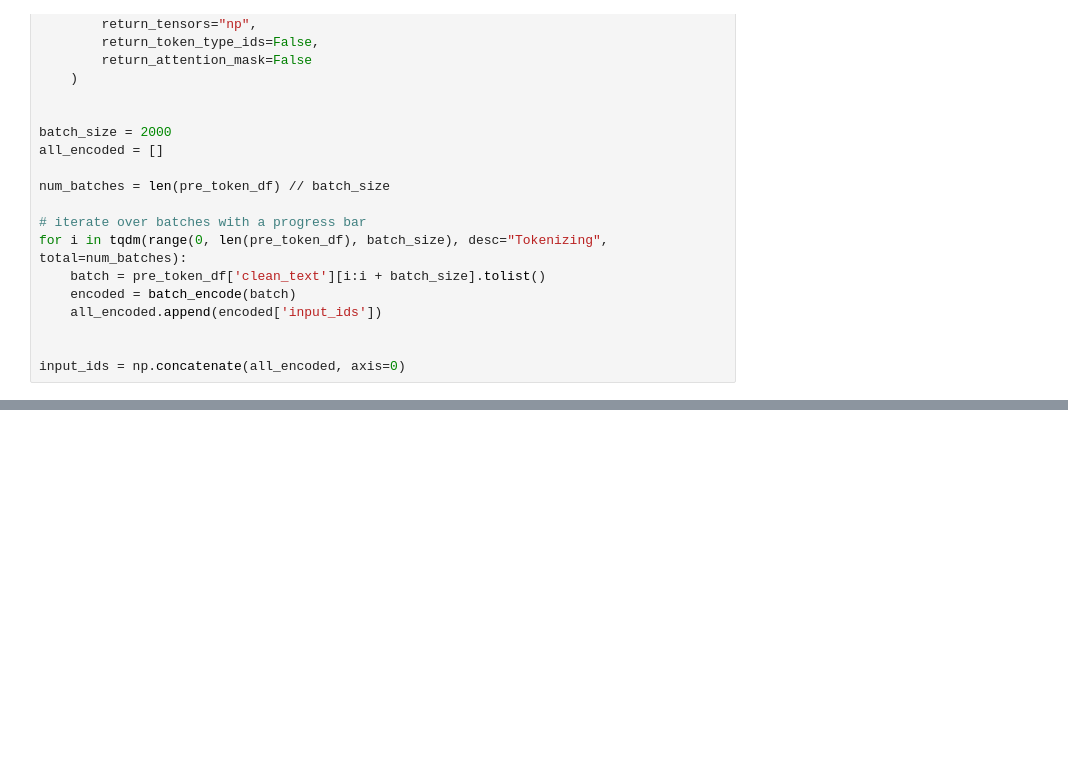
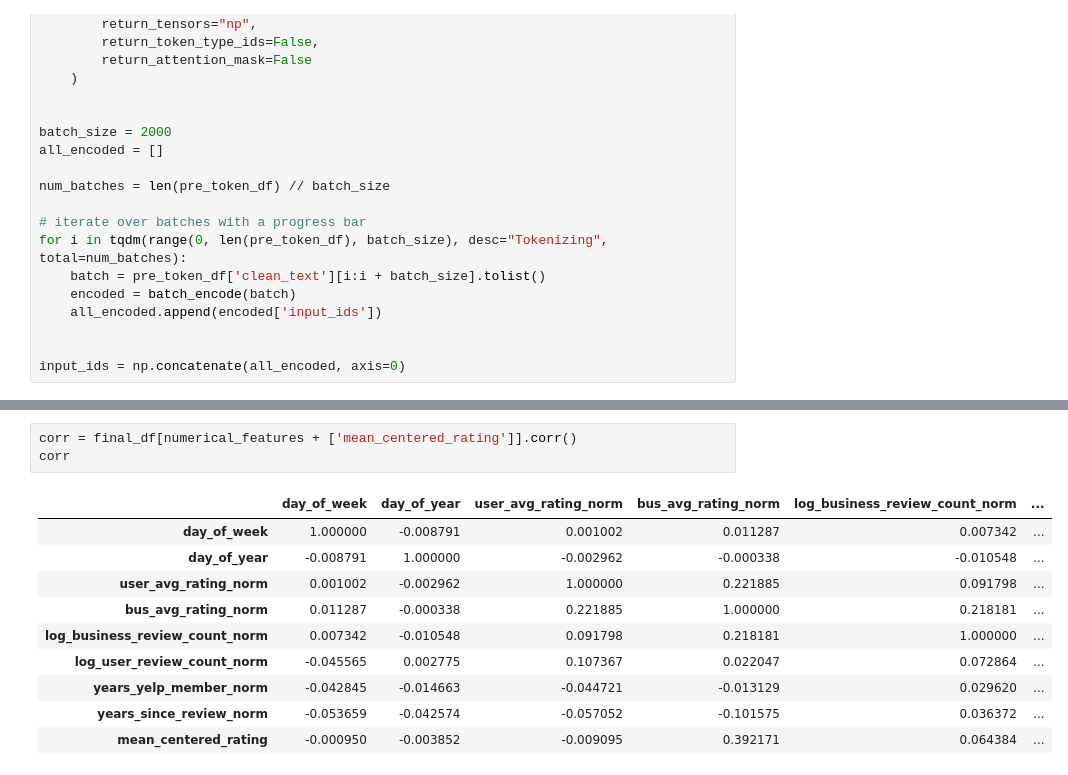
Before and after one commit to TeddyBytes/ML-Projects, a Jupyter notebook: Business Recommendation System/src/data/make_dataset.ipynb, the cells around one changed output, grey strips where cells are left out. Cells and saved outputs as stored; diff of their text form; blank space fills up the shorter version.

```diff
--- a/Business Recommendation System/src/data/make_dataset.ipynb
+++ b/Business Recommendation System/src/data/make_dataset.ipynb
@@ -220,0 +233,14 @@ Silhouette Scores: (np.float64(0.5734312266643972), np.float64(0.679650422087662
+# %%
+corr = final_df[numerical_features + ['mean_centered_rating']].corr()
+corr
+# %% [output]
+|  | day_of_week | day_of_year | user_avg_rating_norm | bus_avg_rating_norm | log_business_review_count_norm | ... |
+| day_of_week | 1.000000 | -0.008791 | 0.001002 | 0.011287 | 0.007342 | ... |
+| day_of_year | -0.008791 | 1.000000 | -0.002962 | -0.000338 | -0.010548 | ... |
+| user_avg_rating_norm | 0.001002 | -0.002962 | 1.000000 | 0.221885 | 0.091798 | ... |
+| bus_avg_rating_norm | 0.011287 | -0.000338 | 0.221885 | 1.000000 | 0.218181 | ... |
+| log_business_review_count_norm | 0.007342 | -0.010548 | 0.091798 | 0.218181 | 1.000000 | ... |
+| log_user_review_count_norm | -0.045565 | 0.002775 | 0.107367 | 0.022047 | 0.072864 | ... |
+| years_yelp_member_norm | -0.042845 | -0.014663 | -0.044721 | -0.013129 | 0.029620 | ... |
+| years_since_review_norm | -0.053659 | -0.042574 | -0.057052 | -0.101575 | 0.036372 | ... |
+| mean_centered_rating | -0.000950 | -0.003852 | -0.009095 | 0.392171 | 0.064384 | ... |
```
Also changed, not shown: parts of 18 cells of this notebook, 56 other files.
